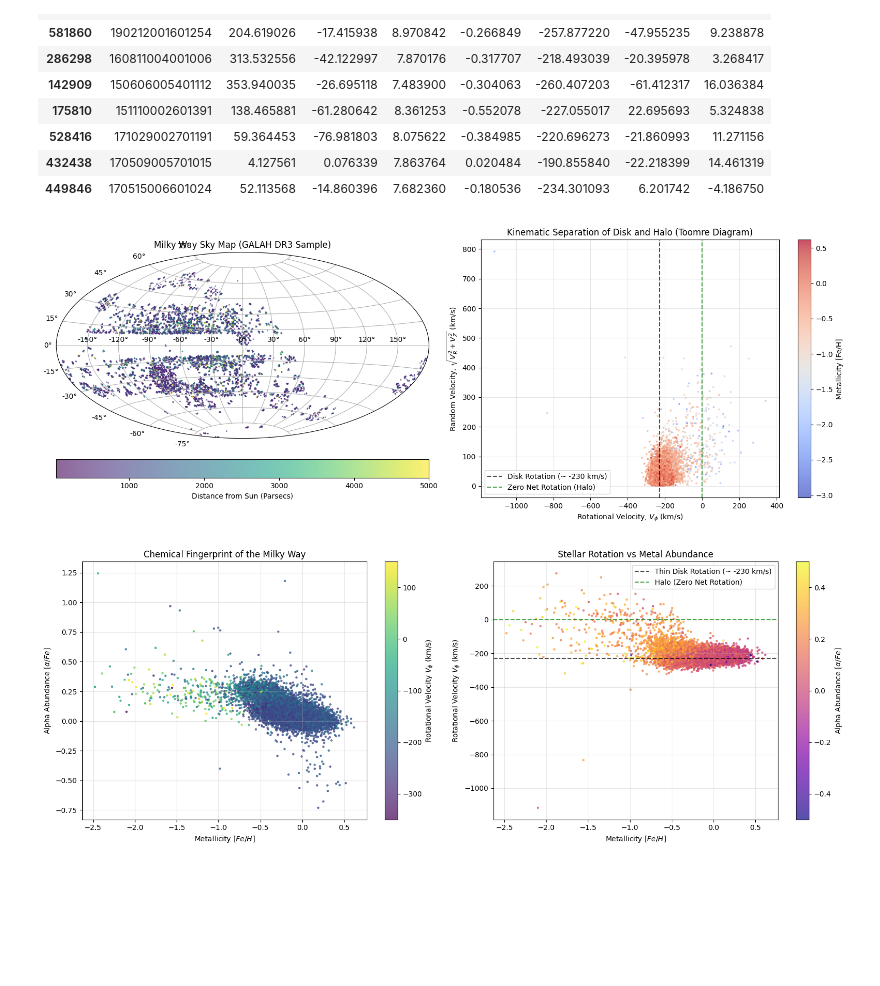
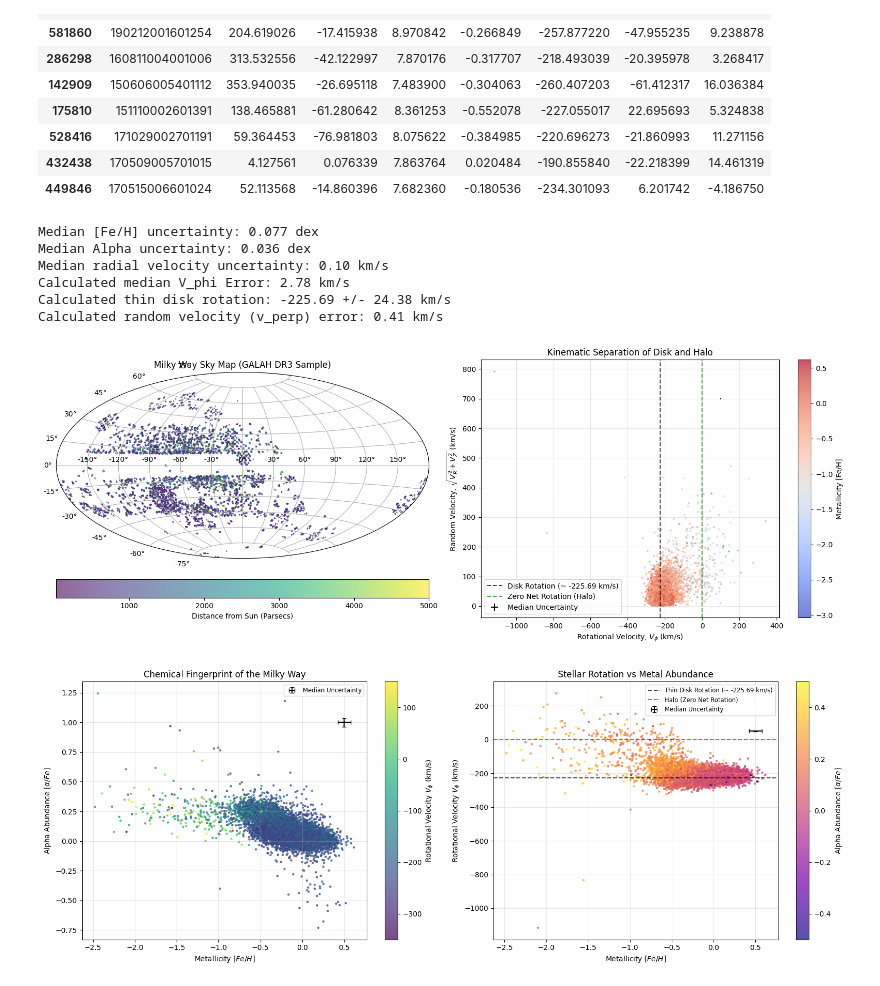
Before and after one commit to Boris-Jianing-Mao/PHYS2116, a Jupyter notebook: GALAH.ipynb, the cells around one changed output. Drawn from its saved outputs; the diff is of its cells as text; code cells hidden in the pictures; blank space fills up the shorter version.

```diff
--- a/GALAH.ipynb
+++ b/GALAH.ipynb
@@ -168,6 +153,60 @@ display(df_sample[cols_to_show].head(10))
 | 528416 | 171029002701191 | 59.364453 | -76.981803 | 8.075622 | -0.384985 | -220.696273 | -21.860993 | 11.271156 |
 | 432438 | 170509005701015 | 4.127561 | 0.076339 | 7.863764 | 0.020484 | -190.855840 | -22.218399 | 14.461319 |
 | 449846 | 170515006601024 | 52.113568 | -14.860396 | 7.682360 | -0.180536 | -234.301093 | 6.201742 | -4.186750 |
+# %%
+# calculate the median error directly from raw data columns
+median_fe_h_err = df_sample['e_fe_h'].median()
+median_alpha_err = df_sample['e_alpha_fe'].median()
+
+print(f"Median [Fe/H] uncertainty: {median_fe_h_err:.3f} dex")
+print(f"Median Alpha uncertainty: {median_alpha_err:.3f} dex")
+
+# check the raw radial velocity error from the telescope
+median_rv_err = df_sample['e_rv_galah'].median()
+print(f"Median radial velocity uncertainty: {median_rv_err:.2f} km/s")
+
+# calculate the fractional distance error for every star using the raw Gaia columns
+fractional_error = df_sample['parallax_error'] / df_sample['parallax']
+
+# apply that percentage of error directly to the calculated velocity
+df_sample['v_phi_error'] = abs(df_sample['v_phi']) * fractional_error
+
+# find the median error for the entire dataset
+V_phi_calculated_error = df_sample['v_phi_error'].median()
+
+print(f"Calculated median V_phi Error: {V_phi_calculated_error:.2f} km/s")
+
+# isolate the thin disk mathematically using only young, iron-rich, alpha-poor stars
+thin_disk_mask = (df_sample['fe_h'] > -0.2) & (df_sample['alpha_fe'] < 0.1)
+df_thin_disk = df_sample[thin_disk_mask]
+
+# calculate the exact median rotational velocity of this specific population
+exact_v_phi = df_thin_disk['v_phi'].median()
+
+# calculate the standard deviation
+v_phi_dispersion = df_thin_disk['v_phi'].std()
+
+print(f"Calculated thin disk rotation: {exact_v_phi:.2f} +/- {v_phi_dispersion:.2f} km/s")
+
+# calculate the random velocity v_perp using v_R (radial) and v_Z (vertical)
+df_sample['v_perp'] = np.sqrt(df_sample['v_R']**2 + df_sample['v_Z']**2)
+
+# apply the same parallax fractional error for uncertainty estimation
+df_sample['v_perp_error'] = df_sample['v_perp'] * (df_sample['parallax_error'] / df_sample['parallax'])
+
+# find the median error to use in the plot
+calculated_v_perp_err = df_sample['v_perp_error'].median()
+
+print(f"Calculated random velocity (v_perp) error: {calculated_v_perp_err:.2f} km/s")
+
+# the calculated v_phi error of 2.78 is dominant compare to 0.10 from GALAH data
+# %% [output]
+Median [Fe/H] uncertainty: 0.077 dex
+Median Alpha uncertainty: 0.036 dex
+Median radial velocity uncertainty: 0.10 km/s
+Calculated median V_phi Error: 2.78 km/s
+Calculated thin disk rotation: -225.69 +/- 24.38 km/s
+Calculated random velocity (v_perp) error: 0.41 km/s
 # %%
 import matplotlib.pyplot as plt
 
@@ -188,38 +227,42 @@ ax1.set_title("Milky Way Sky Map (GALAH DR3 Sample)")
 ax1.grid(True)
 cbar1 = fig.colorbar(scatter1, ax=ax1, orientation='horizontal', pad=0.08)
 cbar1.set_label('Distance from Sun (Parsecs)')
 
 # plot 2: kinematic classification toomre diagram
-v_perp = np.sqrt(df_sample['v_R']**2 + df_sample['v_Z']**2)
+# v_perp = np.sqrt(df_sample['v_R']**2 + df_sample['v_Z']**2)
 # the total velocity calculated by radial and vertical velocity
 # this tells how chaotic and wild their path is
 
 ax2 = fig.add_subplot(122)
-scatter2 = ax2.scatter(df_sample['v_phi'], v_perp, c=df_sample['fe_h'], cmap='coolwarm', s=3, alpha=0.7)
-ax2.set_title("Kinematic Separation of Disk and Halo (Toomre Diagram)")
+scatter2 = ax2.scatter(df_sample['v_phi'], df_sample['v_perp'], c=df_sample['fe_h'], cmap='coolwarm', s=3, alpha=0.7)
+ax2.set_title("Kinematic Separation of Disk and Halo")
 ax2.set_xlabel(r'Rotational Velocity, $V_{\phi}$ (km/s)')
 ax2.set_ylabel(r'Random Velocity, $\sqrt{V_R^2 + V_Z^2}$ (km/s)')
 
 # the line of 230km/s which represents the rotation of the Milky Way's thin disk
-ax2.axvline(-230, color='black', linestyle='--', alpha=0.7, label='Disk Rotation (~ -230 km/s)')
+ax2.axvline(exact_v_phi, color='black', linestyle='--', alpha=0.7, label=f'Disk Rotation (~ {exact_v_phi:.2f} km/s)')
 # stars here have a higher [Fe/H] and are young
 # they have settled into the spinning disk
+
+# error bar
+ax2.errorbar(x=99, y=700, xerr=V_phi_calculated_error, yerr=calculated_v_perp_err, color='black', capsize=0, fmt='none', label='Median Uncertainty')
+ax2.legend(loc='upper right', fontsize='small')
 
 # the line of 0 km/s which represents the objects that are not rotating with the galaxy(halo)
 ax2.axvline(0, color='green', linestyle='--', alpha=0.7, label='Zero Net Rotation (Halo)')
 # stars here have a lower [Fe/H] and older
 # they never settled into the disk and are still flying around
 ax2.legend()
 ax2.grid(True, alpha=0.3)
 
 # the color bar for metallicity
 cbar2 = fig.colorbar(scatter2, ax=ax2)
 cbar2.set_label('Metallicity [Fe/H]')
 
 plt.tight_layout()
 plt.show()
 # %% [output]
-[figure, old version]
+[figure, new version]
 # %%
 fig, (ax1, ax2) = plt.subplots(1, 2, figsize=(16, 6))
 
@@ -251,6 +294,9 @@ ax1.grid(True, alpha=0.3)
 cbar1 = fig.colorbar(sc1, ax=ax1)
 cbar1.set_label(r'Rotational Velocity $V_{\phi}$ (km/s)')
 
+# add median uncertainties from the filtered sample
+ax1.errorbar(x=0.5, y=1.0, xerr=median_fe_h_err, yerr=median_alpha_err, color='black', capsize=3, fmt='none', label='Median Uncertainty')
+ax1.legend(loc='upper right', fontsize='small')
 
 # plot 2: rotation vs metallicity colored by alpha abundance
 
@@ -265,7 +311,7 @@ ax2.set_xlabel(r'Metallicity $[Fe/H]$')
 ax2.set_ylabel(r'Rotational Velocity $V_{\phi}$ (km/s)')
 
 # add reference lines for the disk and halo
-ax2.axhline(-230, color='black', linestyle='--', alpha=0.7, label='Thin Disk Rotation (~ -230 km/s)')
+ax2.axhline(exact_v_phi, color='black', linestyle='--', alpha=0.7, label=f'Thin Disk Rotation (~ {exact_v_phi:.2f} km/s)')
 ax2.axhline(0, color='green', linestyle='--', alpha=0.7, label='Halo (Zero Net Rotation)')
 ax2.legend()
 ax2.grid(True, alpha=0.3)
@@ -274,7 +320,11 @@ ax2.grid(True, alpha=0.3)
 cbar2 = fig.colorbar(sc2, ax=ax2)
 cbar2.set_label(r'Alpha Abundance $[\alpha/Fe]$')
 
+# add kinematic error cross with mathematically derived V_phi uncertainty
+ax2.errorbar(x=0.5, y=50, xerr=median_fe_h_err, yerr=V_phi_calculated_error,color='black', capsize=3, fmt='none', label='Median Uncertainty')
+ax2.legend(loc='upper right', fontsize='small')
+
 plt.tight_layout()
 plt.show()
 # %% [output]
-[figure, old version]
+[figure, new version]
```
Also changed, not shown: parts of 4 cells of this notebook.
